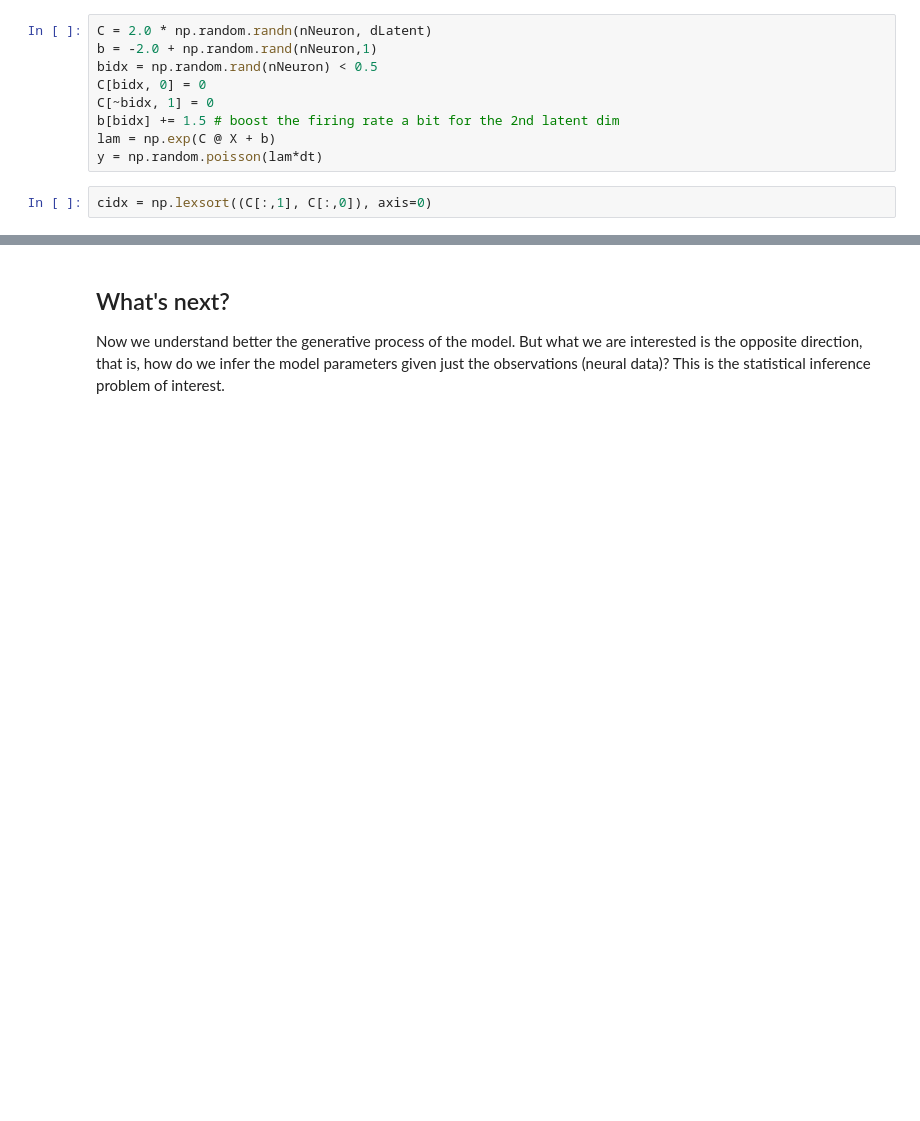
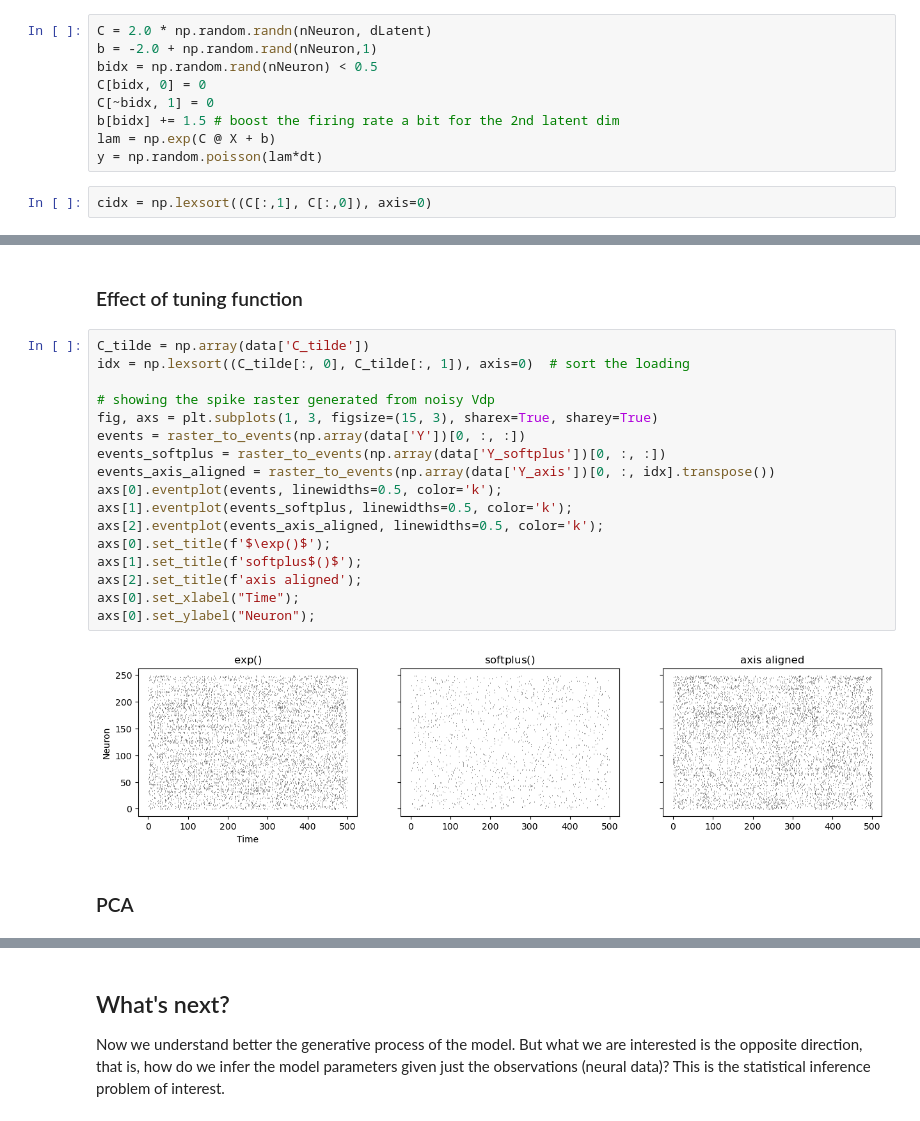
Before and after one commit to catniplab/latent_dynamics_workshop, a Jupyter notebook: 00_state_space_intuition.ipynb, the cells around one changed output, grey strips where cells are left out. Cells and saved outputs as stored; diff of their text form; blank space fills up the shorter version.

```diff
--- a/00_state_space_intuition.ipynb
+++ b/00_state_space_intuition.ipynb
@@ -166,0 +235,23 @@ plt.xlim(0, T); plt.xlabel('time'); plt.yticks([]); plt.title('raster plot (agai
+# %% [markdown]
+### Effect of tuning function
+# %%
+C_tilde = np.array(data['C_tilde'])
+idx = np.lexsort((C_tilde[:, 0], C_tilde[:, 1]), axis=0)  # sort the loading
+
+# showing the spike raster generated from noisy Vdp
+fig, axs = plt.subplots(1, 3, figsize=(15, 3), sharex=True, sharey=True)
+events = raster_to_events(np.array(data['Y'])[0, :, :])
+events_softplus = raster_to_events(np.array(data['Y_softplus'])[0, :, :])
+events_axis_aligned = raster_to_events(np.array(data['Y_axis'])[0, :, idx].transpose())
+axs[0].eventplot(events, linewidths=0.5, color='k');
+axs[1].eventplot(events_softplus, linewidths=0.5, color='k');
+axs[2].eventplot(events_axis_aligned, linewidths=0.5, color='k');
+axs[0].set_title(f'$\exp()$');
+axs[1].set_title(f'softplus$()$');
+axs[2].set_title(f'axis aligned');
+axs[0].set_xlabel("Time");
+axs[0].set_ylabel("Neuron");
+# %% [output]
+[figure, added]
+# %% [markdown]
+### PCA
```
Also changed, not shown: parts of 18 cells of this notebook, 2 other files.
